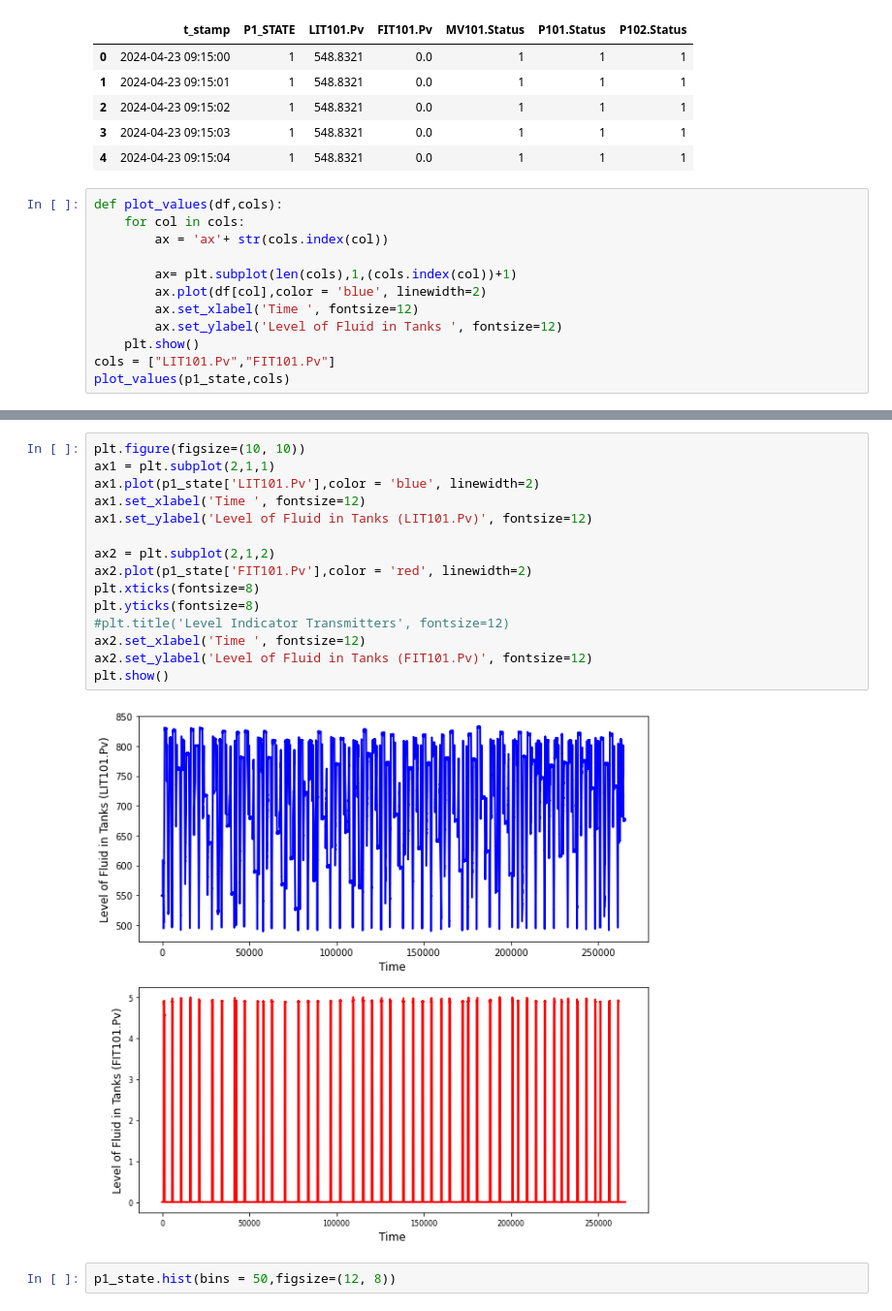
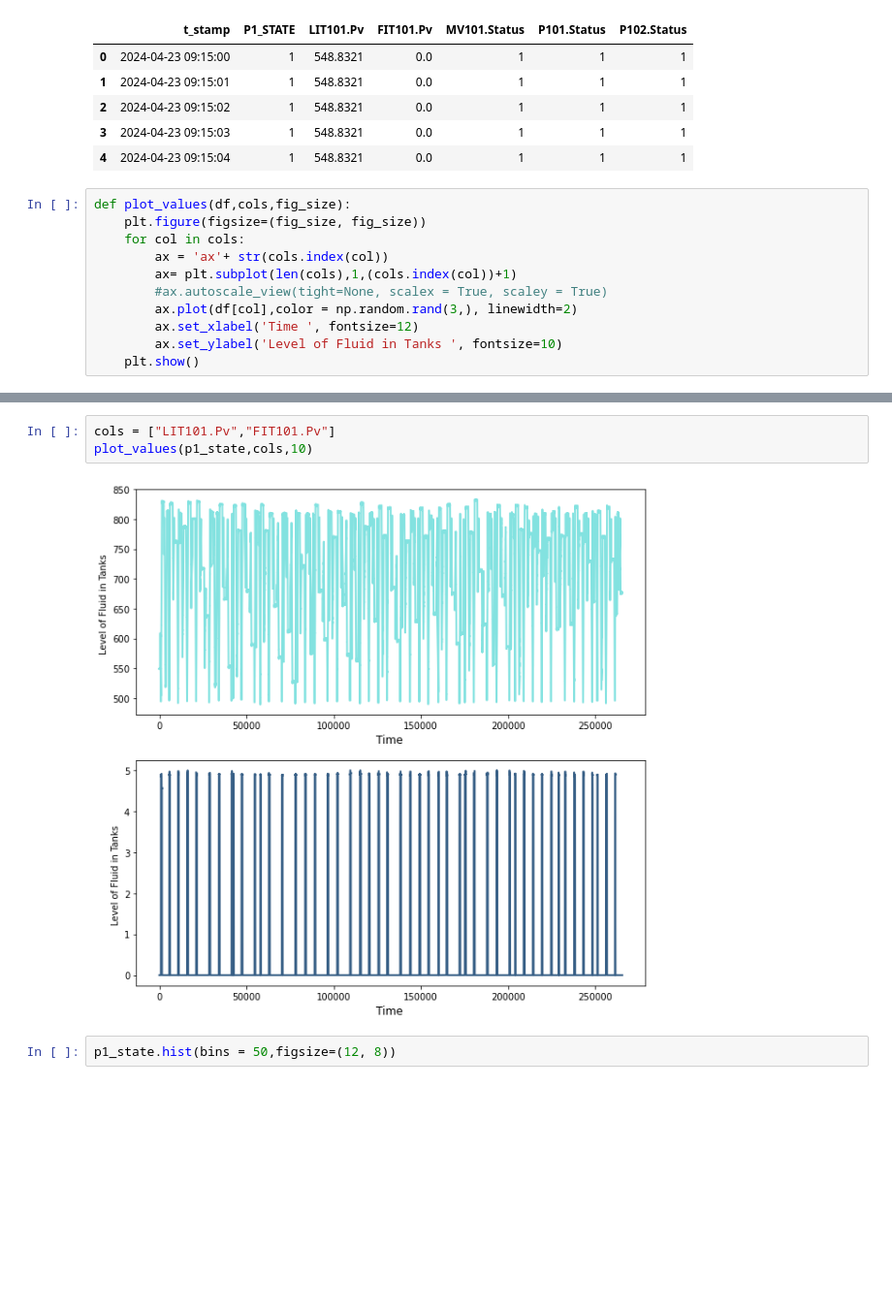
Before and after one commit to Abhijithsai451/ci_ai_project, a Jupyter notebook: ci_ai_project.ipynb, the cells around one changed output, grey strips where cells are left out. Shown at 97% size. Saved outputs shown, nothing was run; the diff lists cells and outputs as text; blank space fills up the shorter version.

```diff
--- a/ci_ai_project.ipynb
+++ b/ci_ai_project.ipynb
@@ -106,14 +107,13 @@ p1_state.head()
 | 3 | 2024-04-23 09:15:03 | 1 | 548.8321 | 0.0 | 1 | 1 | 1 |
 | 4 | 2024-04-23 09:15:04 | 1 | 548.8321 | 0.0 | 1 | 1 | 1 |
 # %%
-def plot_values(df,cols):
+def plot_values(df,cols,fig_size):
+    plt.figure(figsize=(fig_size, fig_size))
     for col in cols:
         ax = 'ax'+ str(cols.index(col))
-
         ax= plt.subplot(len(cols),1,(cols.index(col))+1)
-        ax.plot(df[col],color = 'blue', linewidth=2)
+        #ax.autoscale_view(tight=None, scalex = True, scaley = True)
+        ax.plot(df[col],color = np.random.rand(3,), linewidth=2)
         ax.set_xlabel('Time ', fontsize=12)
-        ax.set_ylabel('Level of Fluid in Tanks ', fontsize=12)
+        ax.set_ylabel('Level of Fluid in Tanks ', fontsize=10)
     plt.show()
-cols = ["LIT101.Pv","FIT101.Pv"]
-plot_values(p1_state,cols)
@@ -124,20 +120,8 @@ ax_1
-# %%
-plt.figure(figsize=(10, 10))
-ax1 = plt.subplot(2,1,1)
-ax1.plot(p1_state['LIT101.Pv'],color = 'blue', linewidth=2)
-ax1.set_xlabel('Time ', fontsize=12)
-ax1.set_ylabel('Level of Fluid in Tanks (LIT101.Pv)', fontsize=12)
-
-ax2 = plt.subplot(2,1,2)
-ax2.plot(p1_state['FIT101.Pv'],color = 'red', linewidth=2)
-plt.xticks(fontsize=8)
-plt.yticks(fontsize=8)
-#plt.title('Level Indicator Transmitters', fontsize=12)
-ax2.set_xlabel('Time ', fontsize=12)
-ax2.set_ylabel('Level of Fluid in Tanks (FIT101.Pv)', fontsize=12)
-plt.show()
-# %% [output]
-[figure, removed]
+# %%
+cols = ["LIT101.Pv","FIT101.Pv"]
+plot_values(p1_state,cols,10)
+# %% [output]
+[figure, added]
 # %%
 p1_state.hist(bins = 50,figsize=(12, 8))
 # %% [output]
```
Also changed, not shown: parts of 14 cells of this notebook.
